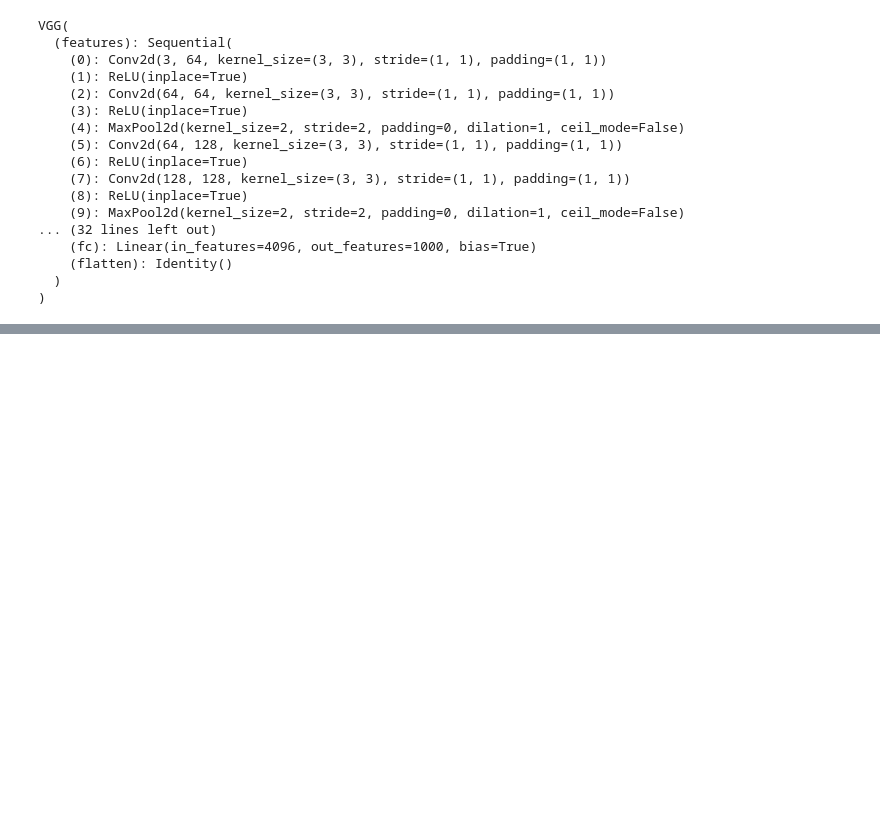
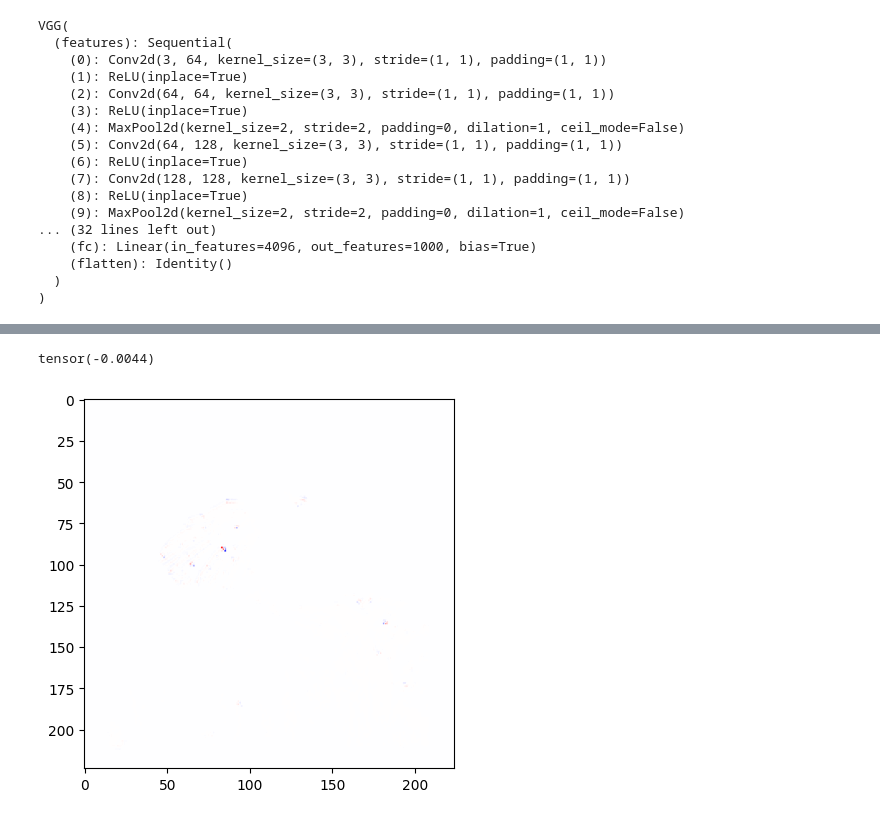
Before and after one commit to davor10105/relative-absolute-magnitude-propagation, a Jupyter notebook: RAMP_UPDATE.ipynb, the cells around one changed output, grey strips where cells are left out. Cells and saved outputs as stored; diff of their text form; code cells hidden in the pictures; blank space fills up the shorter version.

```diff
--- a/RAMP_UPDATE.ipynb
+++ b/RAMP_UPDATE.ipynb
@@ -86,4 +237,0 @@ apply_rule(model)
-# %%
-x = torch.randn(8, 3, 224, 224)
-x.requires_grad = True
-output = model(x)
@@ -127,0 +238,11 @@ tensor([[[[-1.0072e-06, -3.8141e-05,  9.6621e-05,  ...,  1.2323e-04,
+# %%
+import torch.nn.functional as F
+from torch.utils.data import DataLoader
+
+validation_loader = DataLoader(validation_dataset, batch_size=8, shuffle=False)
+for x, y in validation_loader:
+    break
+
+x.requires_grad = True
+output = model(x)
+relevance = model.explain(F.one_hot(output.max(-1)[1], num_classes=output.shape[-1]))
@@ -128,3 +267,17 @@ tensor([[[[-1.0072e-06, -3.8141e-05,  9.6621e-05,  ...,  1.2323e-04,
+# %%
+relevance[0].sum()
+# %% [output]
+tensor(-0.0044)
+# %%
+import matplotlib.pyplot as plt
+%matplotlib inline
+from ramp_gae.utils import normalize_relevance, NormalizationType
+
+vis_example = 0
+plt.imshow(normalize_relevance(relevance.sum(1), normalization_type=NormalizationType.MAX_TO_ONE)[vis_example].detach().cpu(), vmin=-1, vmax=1, cmap="bwr")
+plt.show()
+# %% [output]
+[figure, added]
 # %%
 model.features[0].saved_tensors
 # %% [output]
```
Also changed, not shown: parts of 9 cells of this notebook.
